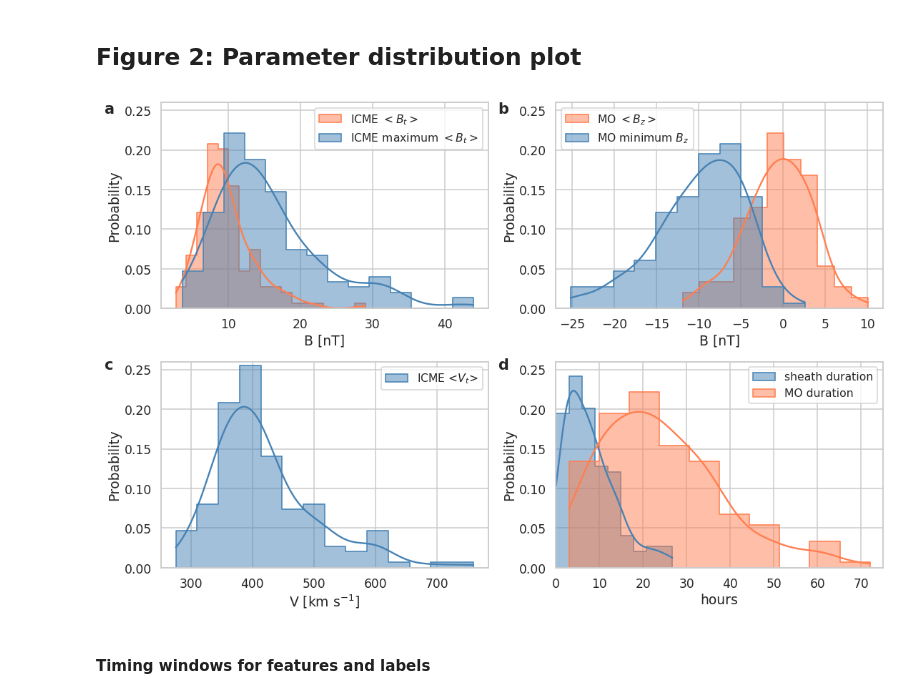
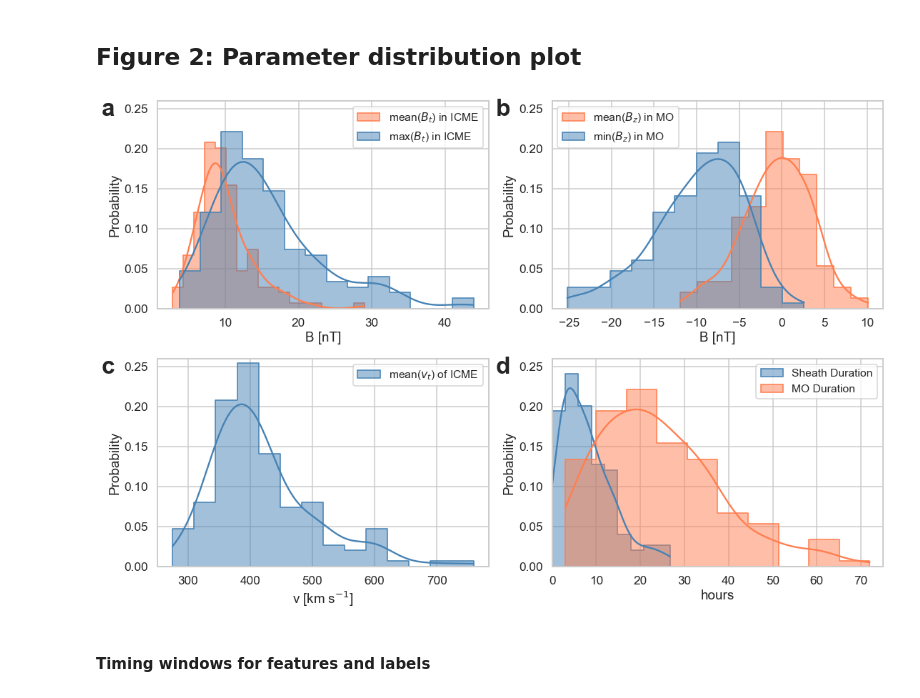
Before and after one commit to helioforecast/Papers, a Jupyter notebook: Reiss2021_MLrope/mfrpred_mreiss_bz.ipynb, the cells around one changed output. Drawn from its saved outputs; the diff is of its cells as text; code cells hidden in the pictures.

```diff
--- a/Reiss2021_MLrope/mfrpred_mreiss_bz.ipynb
+++ b/Reiss2021_MLrope/mfrpred_mreiss_bz.ipynb
@@ -306,66 +255,62 @@ fig=plt.figure(figsize=(15,10),dpi=75)
 
 fs=15
 ax1 = plt.subplot(221)
-sns.histplot(ic.loc[n_iwinind,'icme_bmean'], label='ICME $<B_t>$',color='coral',alpha=0.5,kde=True,stat='probability',element='step')
-sns.histplot(ic.loc[n_iwinind,'icme_bmax'], label='ICME maximum $<B_t>$',color='steelblue',kde=True,stat='probability', element='step')
+sns.histplot(ic.loc[n_iwinind,'icme_bmean'], label='mean($B_t$) in ICME',color='coral',alpha=0.5,kde=True,stat='probability',element='step')
+sns.histplot(ic.loc[n_iwinind,'icme_bmax'], label='max($B_t$) in ICME',color='steelblue',kde=True,stat='probability', element='step')
 ax1.set_xlabel('B [nT]')
 ax1.set_ylim(0,0.26)
 plt.legend(loc=1,fontsize=fs)
 
 ax2 = plt.subplot(222)
-sns.histplot(ic.loc[n_iwinind,'mo_bzmean'],label='MO $<B_z>$',color='coral',alpha=0.5,kde=True,stat='probability', element='step')
-sns.histplot(ic.loc[n_iwinind,'mo_bzmin'],label='MO minimum $B_z$ ',color='steelblue',kde=True,stat='probability', element='step')
+sns.histplot(ic.loc[n_iwinind,'mo_bzmean'],label='mean($B_z$) in MO',color='coral',alpha=0.5,kde=True,stat='probability', element='step')
+sns.histplot(ic.loc[n_iwinind,'mo_bzmin'],label='min($B_z$) in MO',color='steelblue',kde=True,stat='probability', element='step')
 ax2.set_xlabel('B [nT]')
 #ax2.set_ylabel('')
 ax2.set_ylim(0,0.26)
 plt.legend(loc=2,fontsize=fs)
 
 ax3 = plt.subplot(223)
-sns.histplot(ic.loc[n_iwinind,'icme_speed_mean'],label='ICME <$V_t$>',color='steelblue',kde=True,stat='probability', element='step')
-ax3.set_xlabel('V [km s$^{-1}$]')
+sns.histplot(ic.loc[n_iwinind,'icme_speed_mean'],label='mean($v_t$) of ICME',color='steelblue',kde=True,stat='probability', element='step')
+ax3.set_xlabel('v [km s$^{-1}$]')
 ax3.set_ylim(0,0.26)
 plt.legend(loc=1,fontsize=fs)
 
-ax6 = plt.subplot(224)
-sns.histplot(ic.loc[n_iwinind,'icme_duration']-ic.loc[n_iwinind,'mo_duration'],label='sheath duration',color='steelblue',kde=True,stat='probability', element='step')
-sns.histplot(ic.loc[n_iwinind,'mo_duration'],label='MO duration',color='coral',kde=True,stat='probability', element='step')
-ax6.set_xlabel('hours')
-ax6.set_ylim(0,0.26)
-ax6.set_xlim(0,75)
-#ax6.set_ylabel('')
+ax4 = plt.subplot(224)
+sns.histplot(ic.loc[n_iwinind,'icme_duration']-ic.loc[n_iwinind,'mo_duration'],label='Sheath Duration',color='steelblue',kde=True,stat='probability', element='step')
+sns.histplot(ic.loc[n_iwinind,'mo_duration'],label='MO Duration',color='coral',kde=True,stat='probability', element='step')
+ax4.set_xlabel('hours')
+ax4.set_ylim(0,0.26)
+ax4.set_xlim(0,75)
+#ax4.set_ylabel('')
 plt.legend(loc=1,fontsize=fs)
 
 #ax4 = plt.subplot(234)
 #sns.histplot(ic.loc[n_iwinind,'mo_density_mean'],label='MO <$N_p$>',color='steelblue',kde=True,stat='probability', element='step')
 #ax4.set_xlabel('N [ccm$^{-3}$]')#
 #ax4.set_ylim(0,0.25)
 #ax4.set_ylabel('')
 #plt.legend(loc=1)
 
-
 #ax5 = plt.subplot(235)
 #sns.histplot(ic.loc[n_iwinind,'mo_temperature_mean'],label='MO <$T_p$>',color='steelblue',kde=True,stat='probability', element='step')
 #ax5.set_xlabel('hours')
 #ax5.set_ylim(0,0.25)#
 #ax5.set_ylabel('')
 #plt.legend(loc=1)
 #plt.tight_layout()
 
-
 plt.tight_layout()
 
-plt.annotate('a',[0.01,0.96],xycoords='figure fraction',fontsize=20,weight='bold')
-plt.annotate('b',[0.507,0.96],xycoords='figure fraction',fontsize=20,weight='bold')
-plt.annotate('c',[0.01,0.47],xycoords='figure fraction',fontsize=20,weight='bold')
-plt.annotate('d',[0.507,0.47],xycoords='figure fraction',fontsize=20,weight='bold')
-
+# Add labels to plots
+for ax, ann in zip([ax1, ax2, ax3, ax4], ['a', 'b','c','d']):
+    ax.text(-0.17, .93, ann, transform=ax.transAxes, fontsize=32, weight='bold')
 
 argv3 ='fig2_dist.pdf'
 plt.savefig('plots/' + argv3)
 argv3 ='fig2_dist.png'
 plt.savefig('plots/' + argv3)
 # %% [output]
-[figure, old version]
+[figure, new version]
 # %% [markdown]
 #### Timing windows for features and labels
 # %%
```
Also changed, not shown: parts of 14 cells of this notebook, 1 other file.
